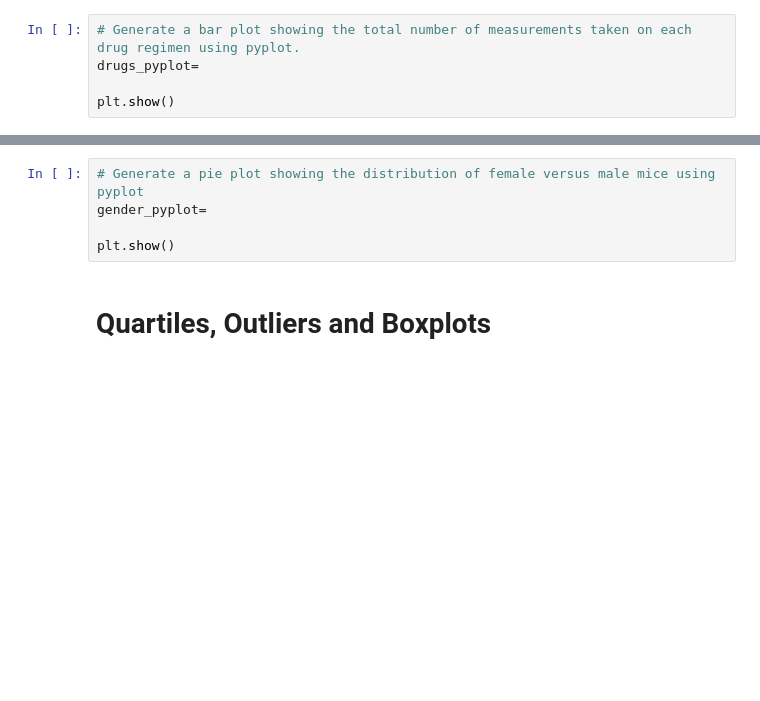
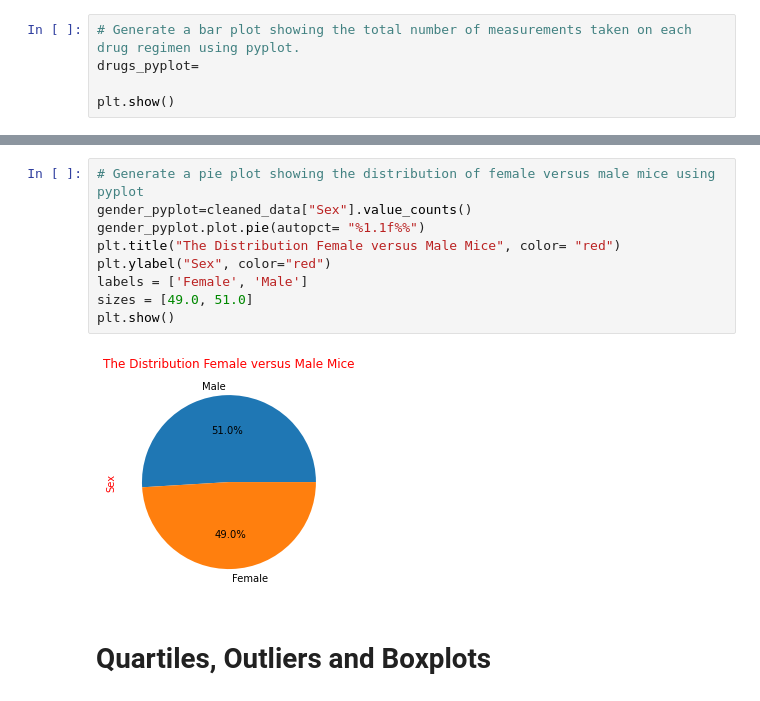
Before and after one commit to rbicer/Matplotlib-challenge, a Jupyter notebook: Pymaceuticals/pymaceuticals_starter.ipynb, the cells around one changed output, grey strips where cells are left out. Saved outputs shown, nothing was run; the diff lists cells and outputs as text; blank space fills up the shorter version.

```diff
--- a/Pymaceuticals/pymaceuticals_starter.ipynb
+++ b/Pymaceuticals/pymaceuticals_starter.ipynb
@@ -155,8 +163,14 @@ plt.show()
 # %%
 # Generate a pie plot showing the distribution of female versus male mice using pyplot
-gender_pyplot=
-
+gender_pyplot=cleaned_data["Sex"].value_counts()
+gender_pyplot.plot.pie(autopct= "%1.1f%%")
+plt.title("The Distribution Female versus Male Mice", color= "red")
+plt.ylabel("Sex", color="red")
+labels = ['Female', 'Male']
+sizes = [49.0, 51.0]
 plt.show()
+# %% [output]
+[figure, added]
 # %% [markdown]
 # Quartiles, Outliers and Boxplots
 # %%
```
Also changed, not shown: parts of 2 cells of this notebook.
